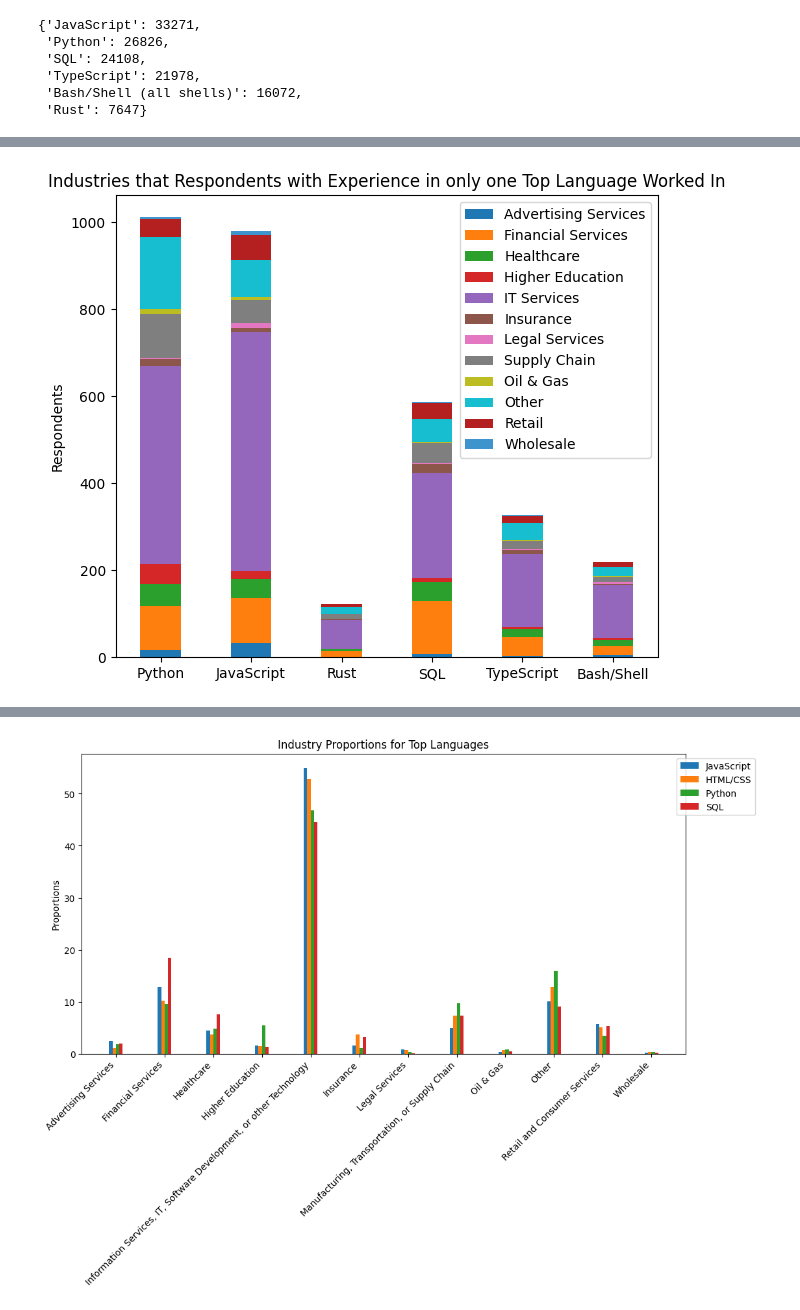
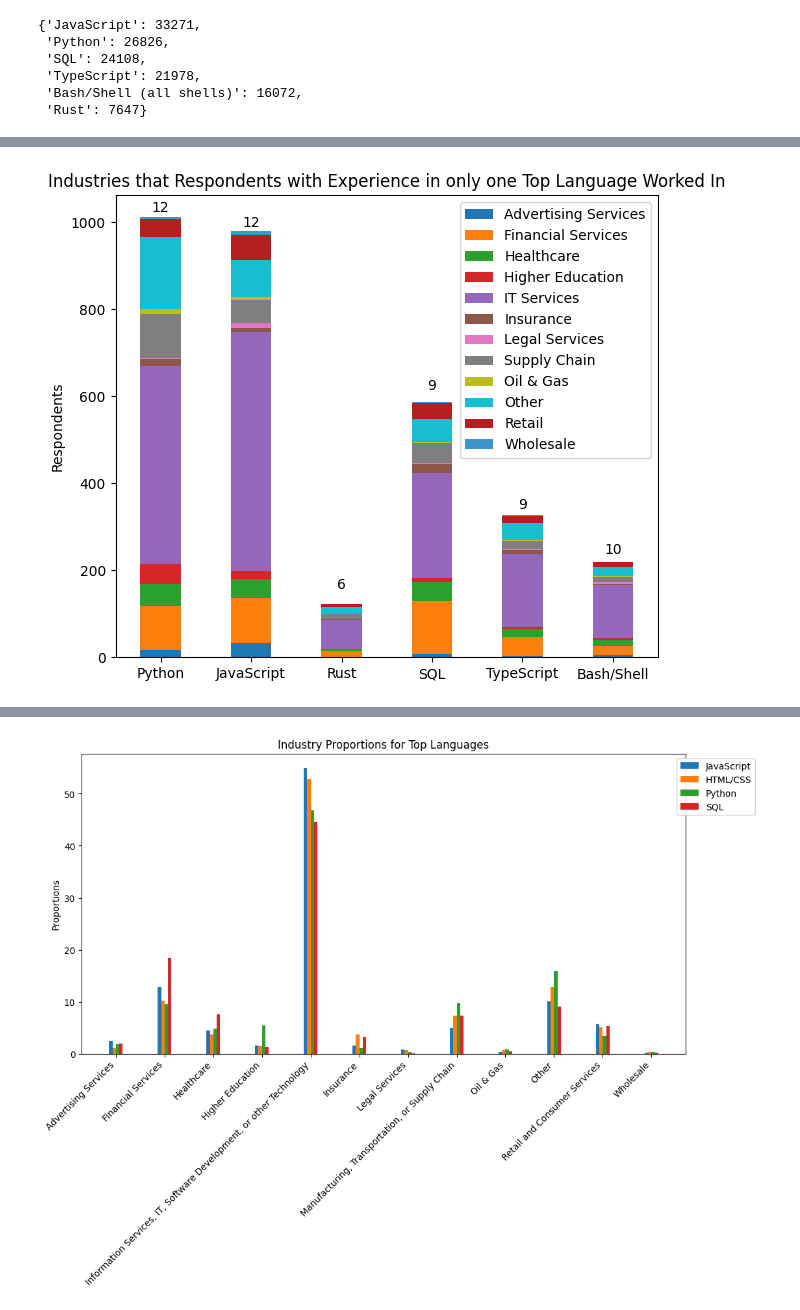
Before and after one commit to ani-tiwary/ASAFallDataChallenge, a Jupyter notebook: graphs.ipynb, the cells around one changed output, grey strips where cells are left out. Saved outputs shown, nothing was run; the diff lists cells and outputs as text; code cells hidden in the pictures.

```diff
--- a/graphs.ipynb
+++ b/graphs.ipynb
@@ -371,31 +371,51 @@ for industry in all_industries:
     industry_means[industry] = [language_industries[language][industry] for language in top_10_languages]
 
 x = np.arange(len(top_10_languages))  # the label locations
 width = 0.45  # the width of the bars
 bottom = np.zeros(len(top_10_languages))  # Initialize the bottom values for stacking
 
 fig, ax = plt.subplots(figsize=(7, 6))
 colors = ['#1f77b4', '#ff7f0e', '#2ca02c', '#d62728', '#9467bd', '#8c564b', '#e377c2', '#7f7f7f', '#bcbd22', '#17becf',
           '#b41f1f', '#3e95cd', '#75a31a', '#ff701a', '#f10a6f', '#5967d6', '#7167b8', '#f8dc39', '#a6b3a6', '#b17b50']
 
 for index, (attribute, measurement) in enumerate(industry_means.items()):
     if attribute == 'Information Services, IT, Software Development, or other Technology':
         attribute = 'IT Services'
     if 'Manufacturing' in attribute:
         attribute = 'Supply Chain'
     if 'Retail' in attribute:
         attribute = 'Retail'
     rects = ax.bar(x, measurement, width, label=attribute, bottom=bottom, color=colors[index])
     bottom += measurement
 
+# Calculate the total number of industries for each language
+total_industries = []
+
+for language in top_10_languages:
+    total = 0
+    for industry in industry_means:
+        total += 1 if language_industries[language][industry] > 3 else 0
+    total_industries.append(total)
+
+total_industries_labels = [f'{total}' for total in total_industries]
+
+height_array = [1000, 950, 150, 600, 330, 225]
+
+# Place the total number of industries above the bars
+for i, (label, rect) in enumerate(zip(top_10_languages, ax.patches)):
+    height = rect.get_height()
+    ax.text(rect.get_x() + rect.get_width() / 2, height + height_array[i], total_industries_labels[i],
+            ha='center', va='bottom')
+
+
 # Add some text for labels, title, and custom x-axis tick labels
 ax.set_ylabel('Respondents')
 ax.set_title('Industries that Respondents with Experience in only one Top Language Worked In')
 # replace Bash/Shell with Bash/Shell (all shells)
 top_10_languages = [language if language != 'Bash/Shell (all shells)' else 'Bash/Shell' for language in top_10_languages]
 ax.set_xticks(x, top_10_languages)
 ax.legend(loc='upper right', bbox_to_anchor=(1, 1), ncol=1)
 
 plt.show()
 # %% [output]
-[figure, old version]
+[figure, new version]
```
Also changed, not shown: parts of 3 cells of this notebook, 1 other file.
